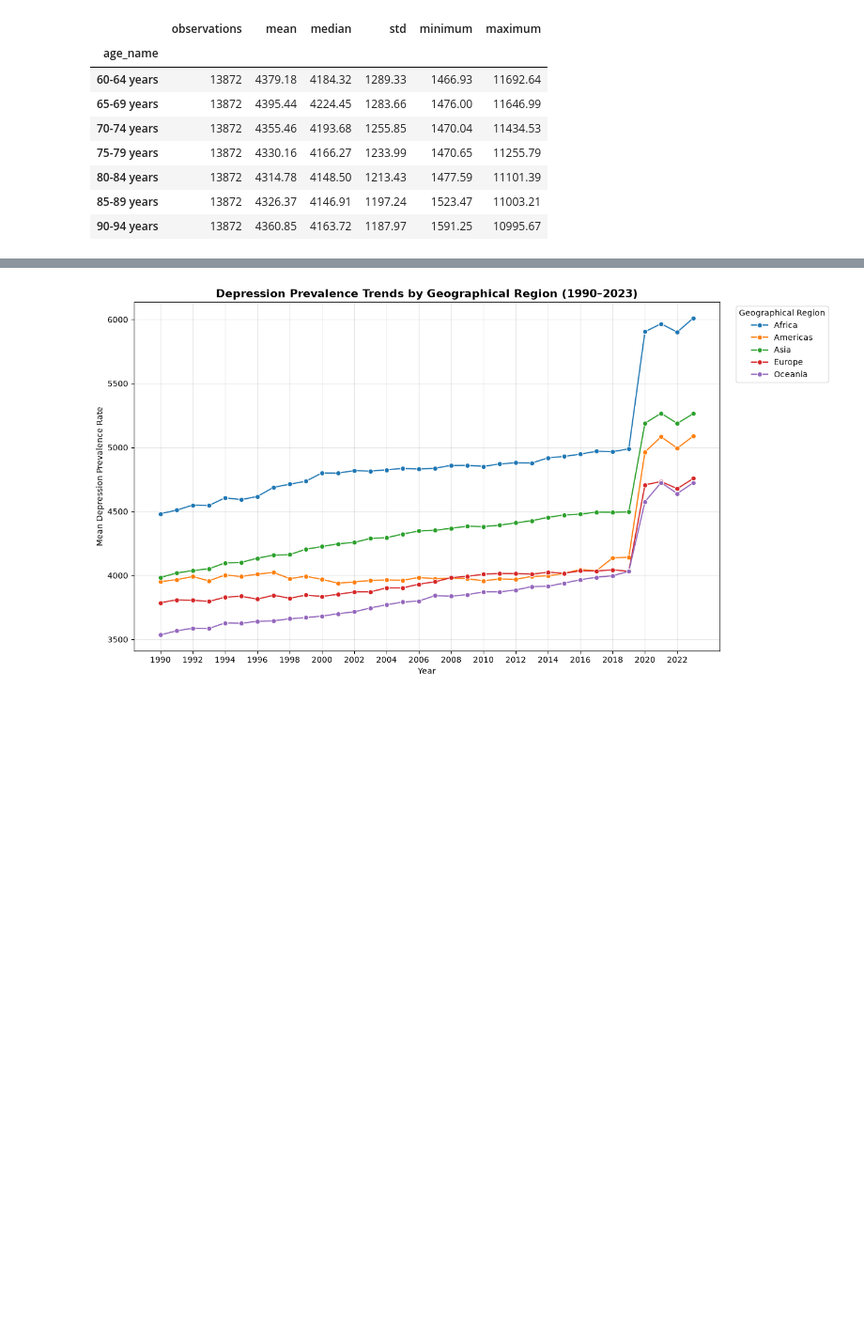
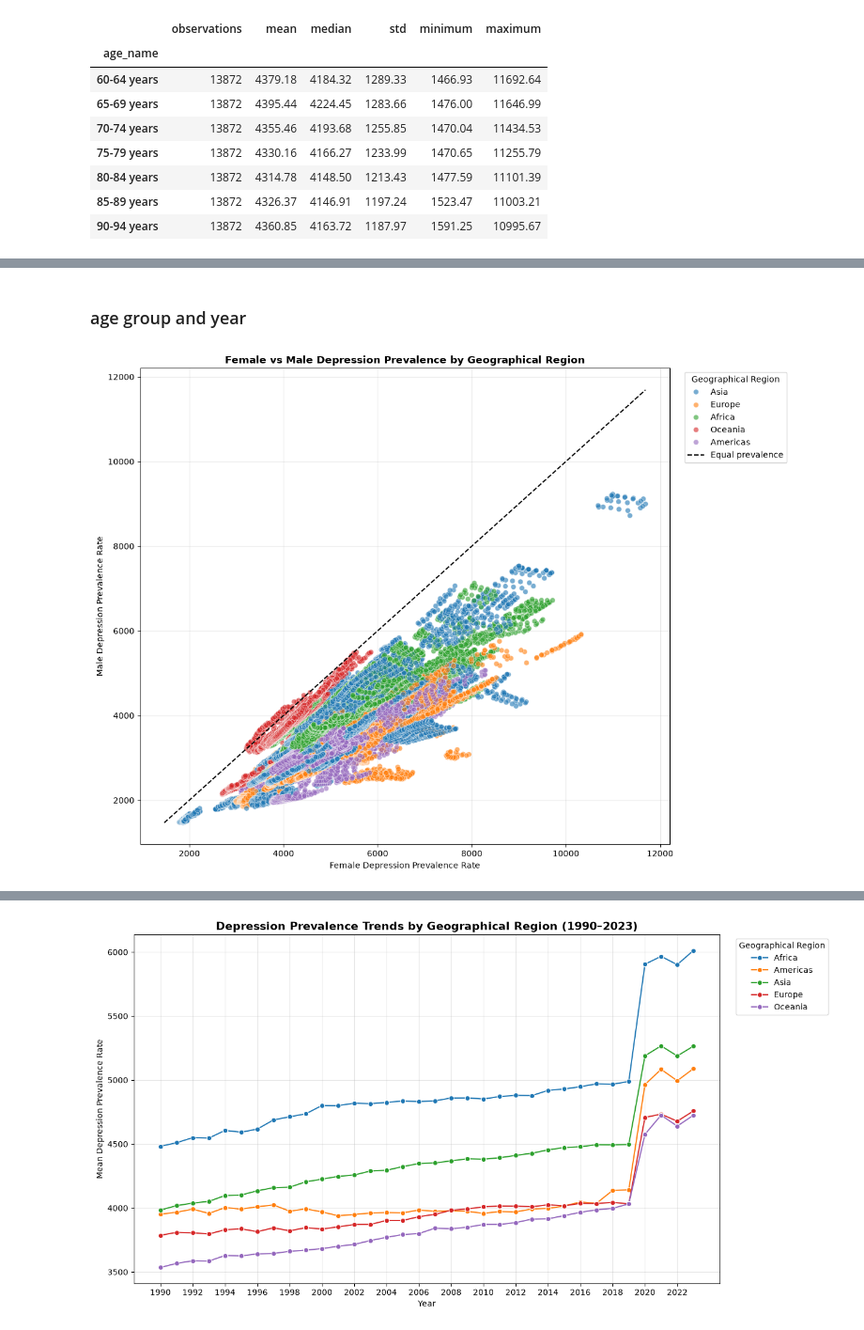
Before and after one commit to thaninnada/Statistical_Techniques_Sep2026, a Jupyter notebook: CA2_Stats_for_Data_Analytics/2026782_CA2_IHME_Global_Depression_Prevalence_OlderAdults.ipynb, the cells around one changed output, grey strips where cells are left out. Shown at 94% size. Cells and saved outputs as stored; diff of their text form; code cells hidden in the pictures; blank space fills up the shorter version.

```diff
--- a/CA2_Stats_for_Data_Analytics/2026782_CA2_IHME_Global_Depression_Prevalence_OlderAdults.ipynb
+++ b/CA2_Stats_for_Data_Analytics/2026782_CA2_IHME_Global_Depression_Prevalence_OlderAdults.ipynb
@@ -687,0 +1208,72 @@ display(
+# %% [markdown]
+### age group and year
+# %%
+import matplotlib.pyplot as plt
+import seaborn as sns
+
+# Prepare paired Female and Male data
+scatter_df = (
+    df.pivot_table(
+        index=[
+            "location_name",
+            "year",
+            "age_name",
+            "geographical_region"
+        ],
+        columns="sex_name",
+        values="val"
+    )
+    .dropna(subset=["Female", "Male"])
+    .reset_index()
+)
+
+# Create scatter plot
+plt.figure(figsize=(12, 9))
+
+sns.scatterplot(
+    data=scatter_df,
+    x="Female",
+    y="Male",
+    hue="geographical_region",
+    alpha=0.6,
+    s=40
+)
+
+# Add equality reference line
+min_val = min(
+    scatter_df["Female"].min(),
+    scatter_df["Male"].min()
+)
+
+max_val = max(
+    scatter_df["Female"].max(),
+    scatter_df["Male"].max()
+)
+
+plt.plot(
+    [min_val, max_val],
+    [min_val, max_val],
+    linestyle="--",
+    color="black",
+    label="Equal prevalence"
+)
+
+plt.title(
+    "Female vs Male Depression Prevalence by Geographical Region",
+    fontweight="bold"
+)
+
+plt.xlabel("Female Depression Prevalence Rate")
+plt.ylabel("Male Depression Prevalence Rate")
+
+plt.legend(
+    title="Geographical Region",
+    bbox_to_anchor=(1.02, 1),
+    loc="upper left"
+)
+
+plt.grid(alpha=0.3)
+plt.tight_layout()
+plt.show()
+# %% [output]
+[figure, added]
```
Also changed, not shown: parts of 103 cells of this notebook.
